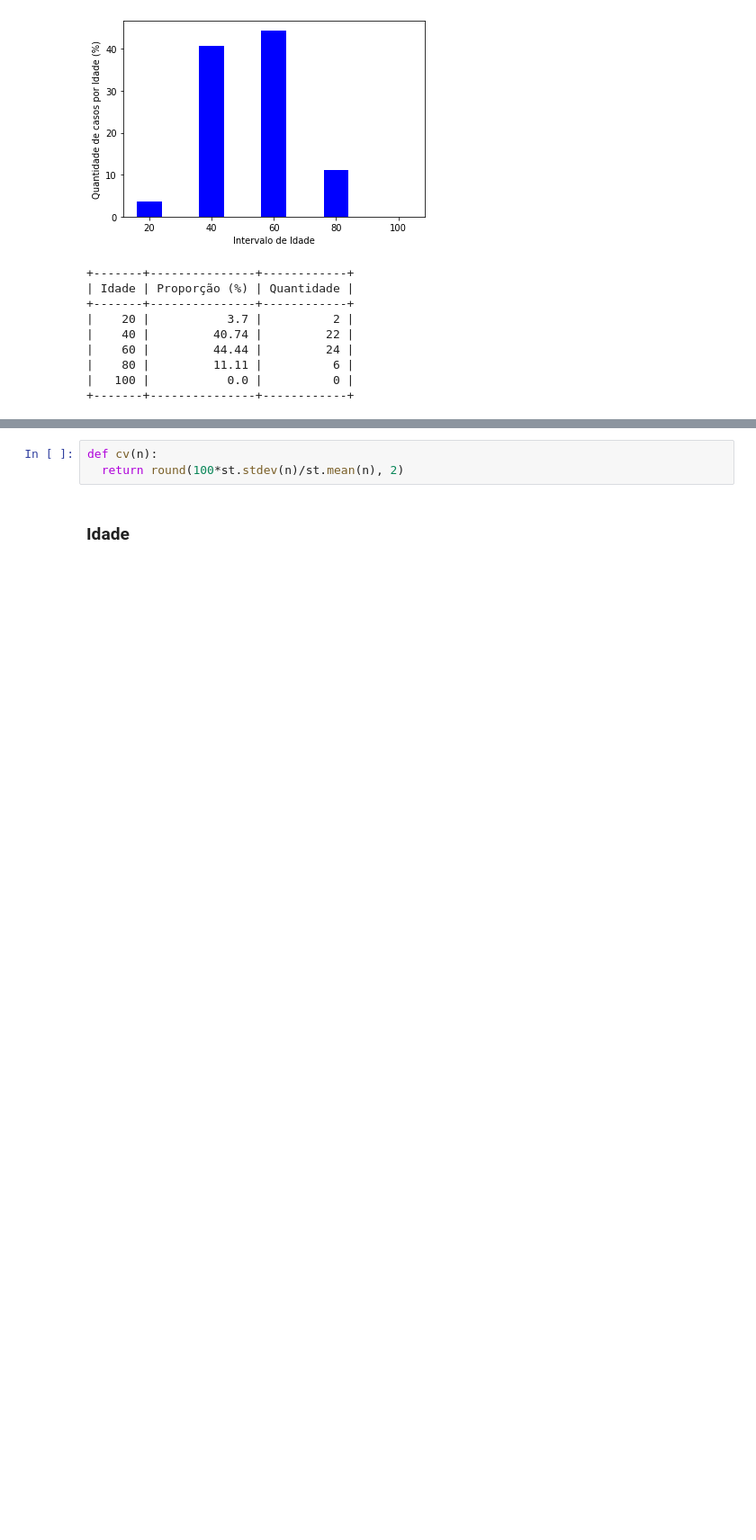
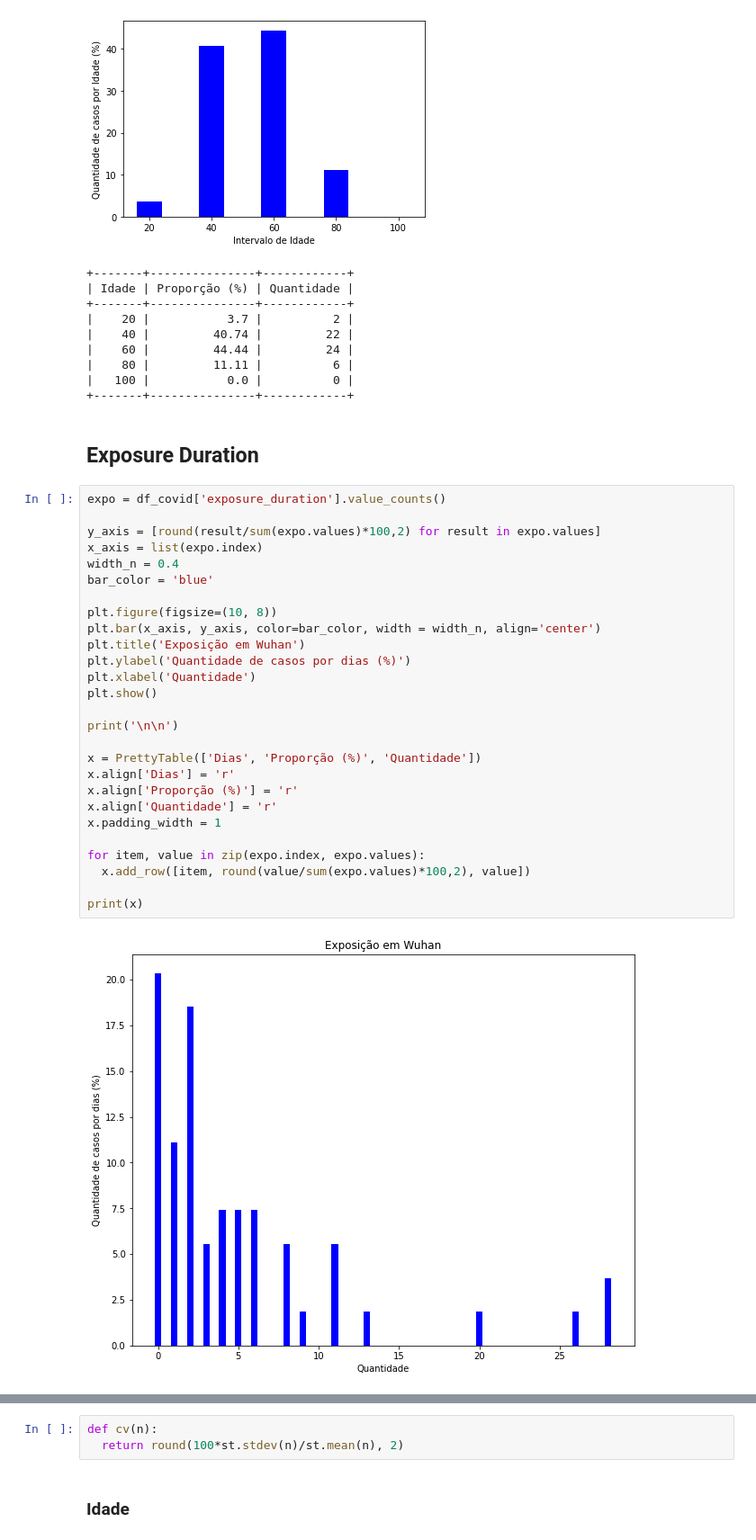
Before and after one commit to rbdlm/Covid, a Jupyter notebook: Covid.ipynb, the cells around one changed output, grey strips where cells are left out. Shown at 90% size. Drawn from its saved outputs; the diff is of its cells as text; blank space fills up the shorter version.

```diff
--- a/Covid.ipynb
+++ b/Covid.ipynb
@@ -235,3 +235,34 @@ print(x)
 |    80 |         11.11 |          6 |
 |   100 |           0.0 |          0 |
 +-------+---------------+------------+
+# %% [markdown]
+## Exposure Duration
+# %%
+expo = df_covid['exposure_duration'].value_counts()
+
+y_axis = [round(result/sum(expo.values)*100,2) for result in expo.values]
+x_axis = list(expo.index)
+width_n = 0.4
+bar_color = 'blue'
+
+plt.figure(figsize=(10, 8))
+plt.bar(x_axis, y_axis, color=bar_color, width = width_n, align='center')
+plt.title('Exposição em Wuhan')
+plt.ylabel('Quantidade de casos por dias (%)')
+plt.xlabel('Quantidade')
+plt.show()
+
+print('\n\n')
+
+x = PrettyTable(['Dias', 'Proporção (%)', 'Quantidade'])
+x.align['Dias'] = 'r'
+x.align['Proporção (%)'] = 'r'
+x.align['Quantidade'] = 'r'
+x.padding_width = 1
+
+for item, value in zip(expo.index, expo.values):
+  x.add_row([item, round(value/sum(expo.values)*100,2), value])
+
+print(x)
+# %% [output]
+[figure, added]
```
Also changed, not shown: parts of 8 cells of this notebook.
